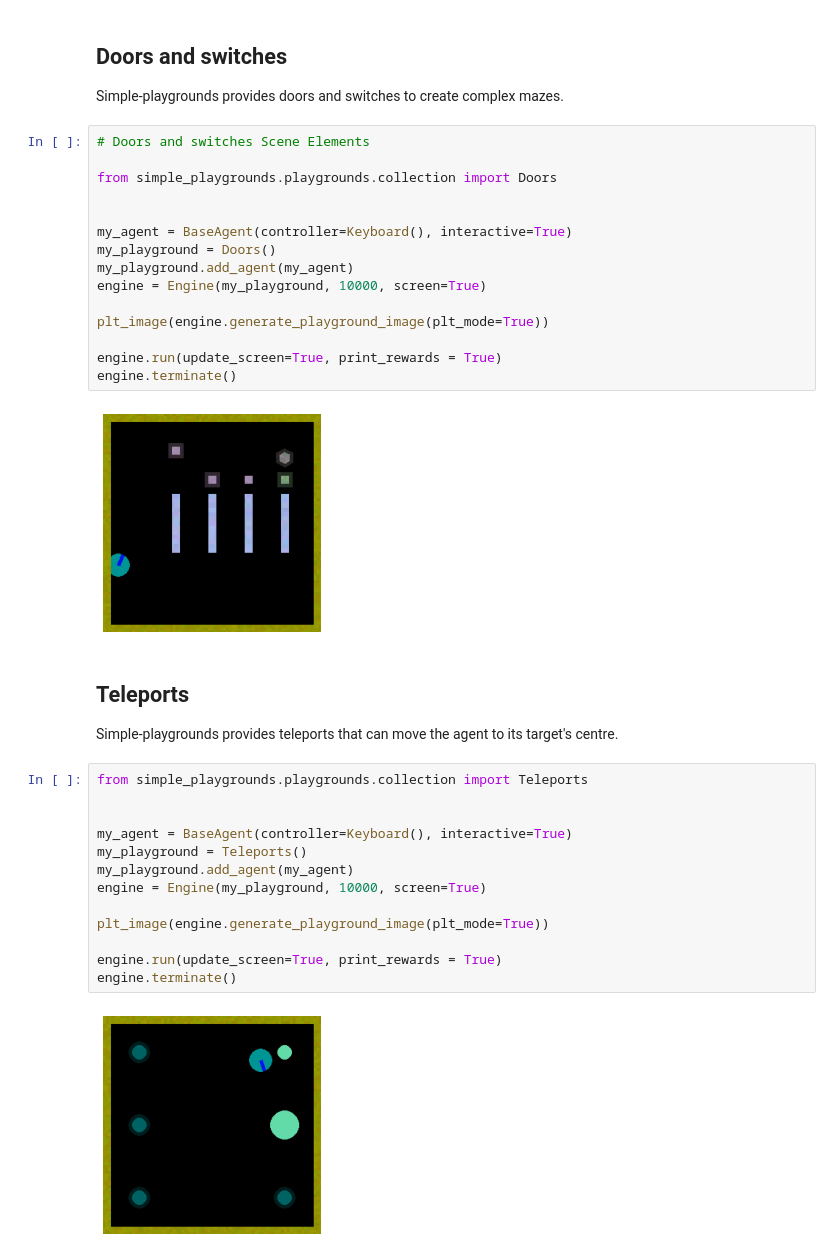
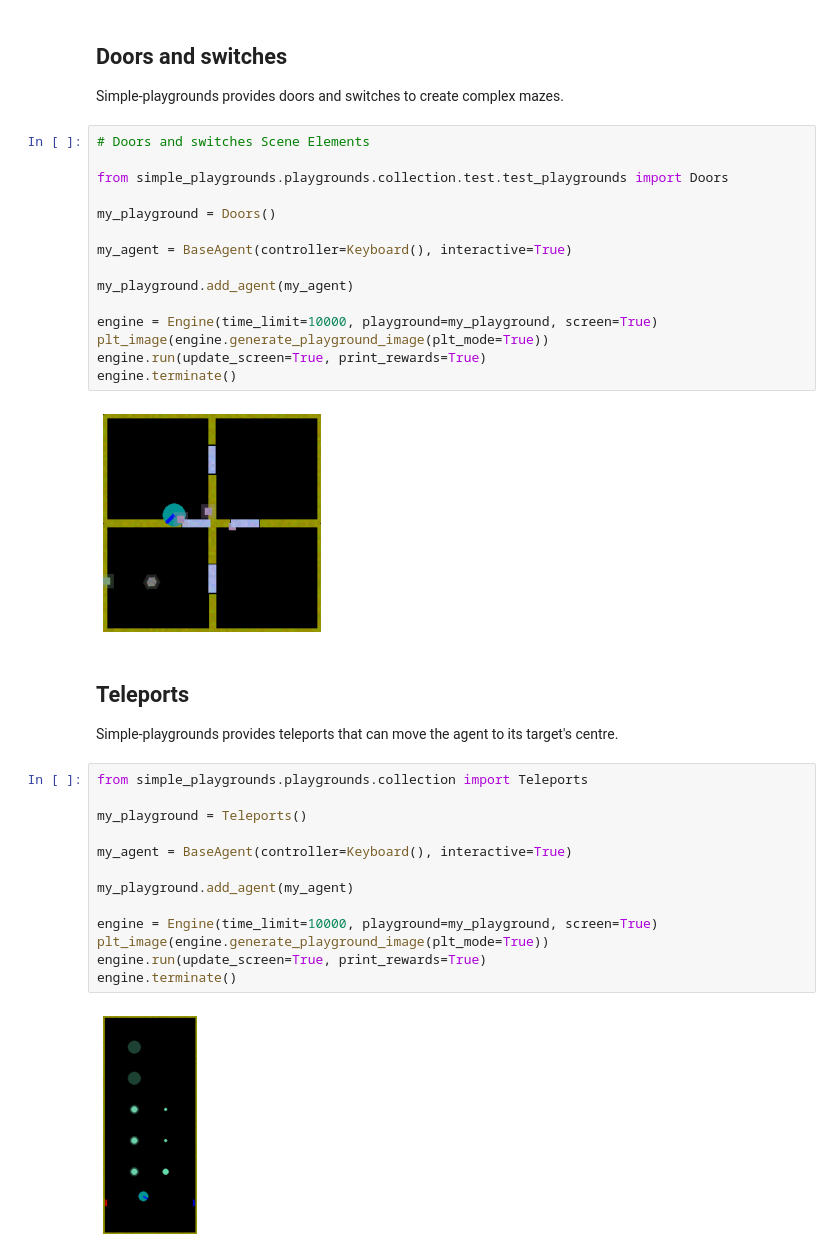
Before and after one commit to gaorkl/simple-playgrounds, a Jupyter notebook: tutorials/jupyter/03_SceneElements.ipynb, the cells around one changed output. Saved outputs shown, nothing was run; the diff lists cells and outputs as text.

```diff
--- a/tutorials/jupyter/03_SceneElements.ipynb
+++ b/tutorials/jupyter/03_SceneElements.ipynb
@@ -87,20 +85,20 @@ Simple-playgrounds provides doors and switches to create complex mazes.
 # %%
 # Doors and switches Scene Elements
 
-from simple_playgrounds.playgrounds.collection import Doors
+from simple_playgrounds.playgrounds.collection.test.test_playgrounds import Doors
 
+my_playground = Doors()
 
 my_agent = BaseAgent(controller=Keyboard(), interactive=True)
-my_playground = Doors()
+
 my_playground.add_agent(my_agent)
-engine = Engine(my_playground, 10000, screen=True)
 
+engine = Engine(time_limit=10000, playground=my_playground, screen=True)
 plt_image(engine.generate_playground_image(plt_mode=True))
-
-engine.run(update_screen=True, print_rewards = True)
+engine.run(update_screen=True, print_rewards=True)
 engine.terminate()
 # %% [output]
-[figure, old version]
+[figure, new version]
 # %% [markdown]
 ## Teleports
 
@@ -108,18 +106,18 @@ Simple-playgrounds provides teleports that can move the agent to its target's ce
 # %%
 from simple_playgrounds.playgrounds.collection import Teleports
 
+my_playground = Teleports()
 
 my_agent = BaseAgent(controller=Keyboard(), interactive=True)
-my_playground = Teleports()
+
 my_playground.add_agent(my_agent)
-engine = Engine(my_playground, 10000, screen=True)
 
+engine = Engine(time_limit=10000, playground=my_playground, screen=True)
 plt_image(engine.generate_playground_image(plt_mode=True))
-
-engine.run(update_screen=True, print_rewards = True)
+engine.run(update_screen=True, print_rewards=True)
 engine.terminate()
 # %% [output]
-[figure, old version]
+[figure, new version]
 # %% [markdown]
 ## Other test playgrounds
 
```
Also changed, not shown: parts of 8 cells of this notebook, 7 other files.
